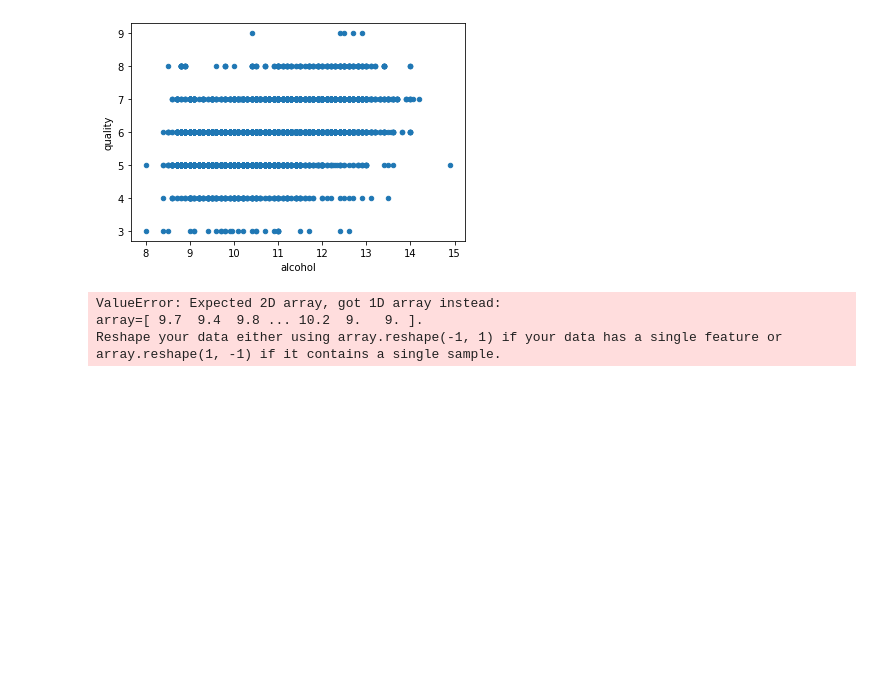
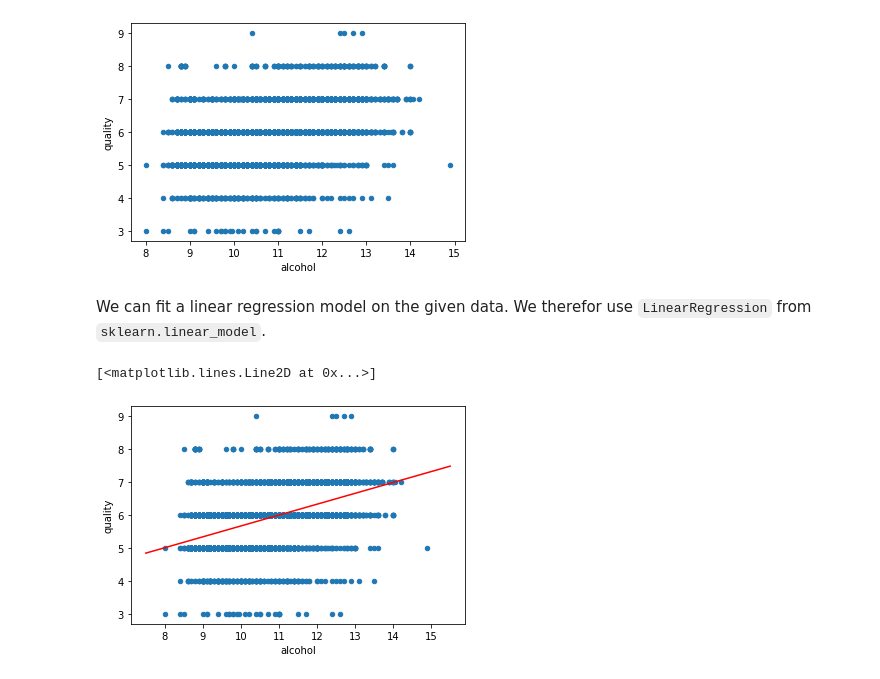
Before and after one commit to udicr/PyEx, a Jupyter notebook: notebooks/DataScience.ipynb, the cells around one changed output. Cells and saved outputs as stored; diff of their text form; code cells hidden in the pictures; blank space fills up the shorter version.

Commit message:
first model evaluation

````diff
--- a/notebooks/DataScience.ipynb
+++ b/notebooks/DataScience.ipynb
@@ -140,22 +143,23 @@ winequality_df.plot(kind = 'scatter', x = 'alcohol', y = 'quality')
 # %% [output]
 <AxesSubplot:xlabel='alcohol', ylabel='quality'>
 [figure]
+# %% [markdown]
+We can fit a linear regression model on the given data. We therefor use ```LinearRegression``` from ```sklearn.linear_model```.
 # %%
 from sklearn.linear_model import LinearRegression #Import
 from sklearn.model_selection import train_test_split
 
-X = winequality_df['alcohol']
+X = winequality_df[['alcohol']]
 Y = winequality_df['quality']
 X_train, X_test, Y_train, Y_test = train_test_split(X,Y,test_size=0.3,random_state=1)
 
 model = LinearRegression()                        #Instantiate
 model.fit(X_train,Y_train)
 i = model.intercept_.round(2)
 c = model.coef_.round(2)
 winequality_df.plot(kind = 'scatter', x = 'alcohol', y = 'quality')
 x = np.linspace(7.5,15.5,100)
 plt.plot(x,c*x+i,color='red')
 # %% [output]
-ValueError: Expected 2D array, got 1D array instead:
-array=[ 9.7  9.4  9.8 ... 10.2  9.   9. ].
-Reshape your data either using array.reshape(-1, 1) if your data has a single feature or array.reshape(1, -1) if it contains a single sample.
+[<matplotlib.lines.Line2D at 0x...>]
+[figure, added]
````
Also changed, not shown: parts of 6 cells of this notebook.
